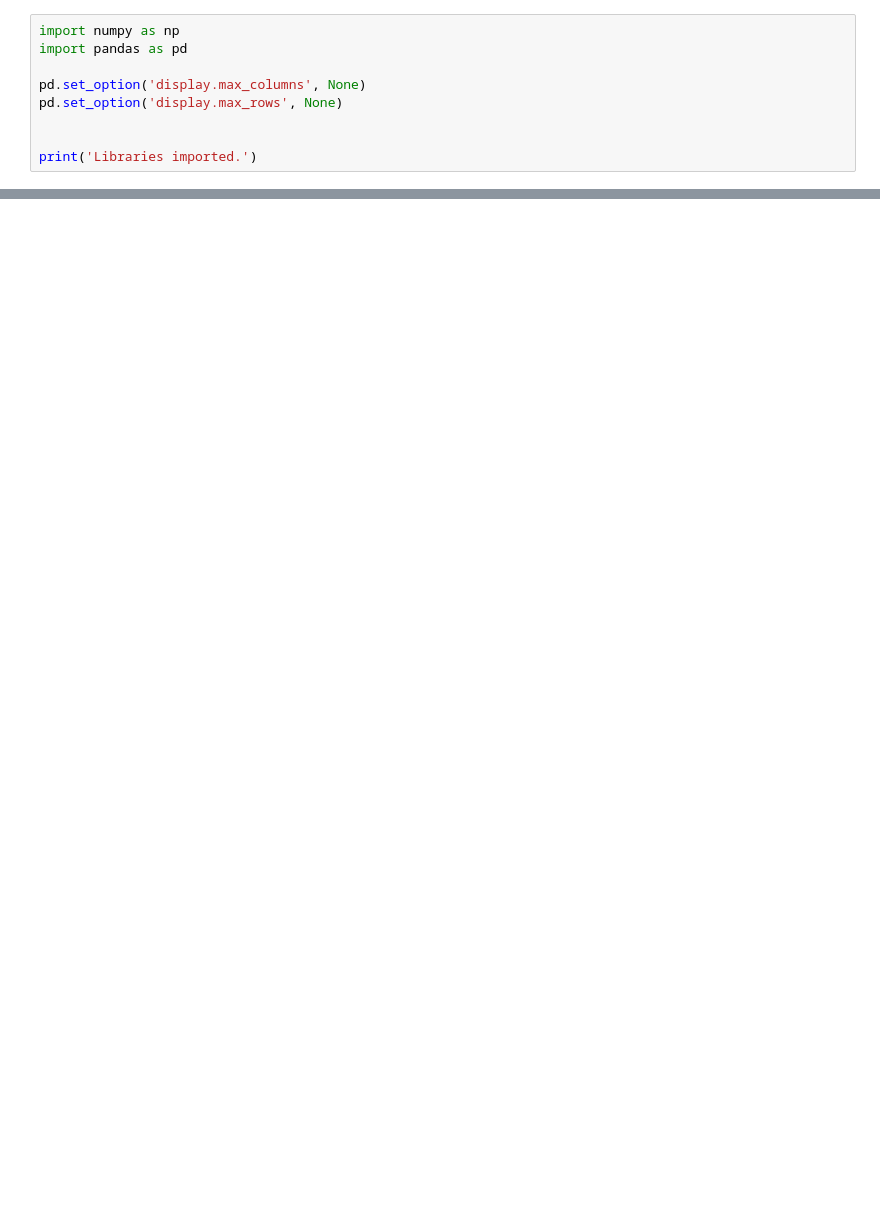
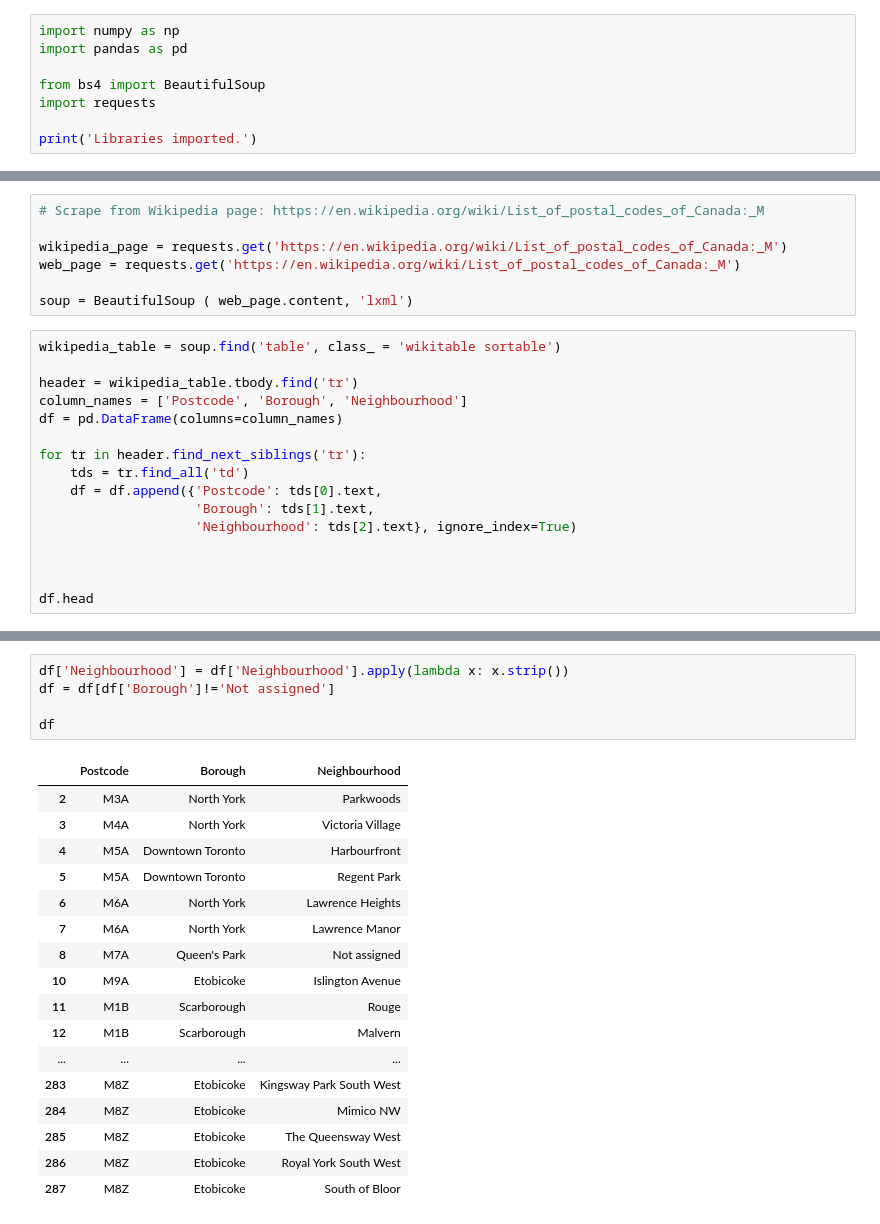
Before and after one commit to yuchris/coursera_project, a Jupyter notebook: Neighborhoods in Toronto.ipynb, the cells around one changed output, grey strips where cells are left out. Drawn from its saved outputs; the diff is of its cells as text; blank space fills up the shorter version.

```diff
--- a/Neighborhoods in Toronto.ipynb
+++ b/Neighborhoods in Toronto.ipynb
@@ -2,9 +2,8 @@
 import numpy as np
 import pandas as pd
 
-pd.set_option('display.max_columns', None)
-pd.set_option('display.max_rows', None)
-
+from bs4 import BeautifulSoup
+import requests
 
 print('Libraries imported.')
 # %% [output]
@@ -11,0 +11,23 @@ ImportError: No module named 'folium'
+# %%
+# Scrape from Wikipedia page: https://en.wikipedia.org/wiki/List_of_postal_codes_of_Canada:_M
+
+wikipedia_page = requests.get('https://en.wikipedia.org/wiki/List_of_postal_codes_of_Canada:_M')
+web_page = requests.get('https://en.wikipedia.org/wiki/List_of_postal_codes_of_Canada:_M')
+
+soup = BeautifulSoup ( web_page.content, 'lxml')
+# %%
+wikipedia_table = soup.find('table', class_ = 'wikitable sortable')
+
+header = wikipedia_table.tbody.find('tr')
+column_names = ['Postcode', 'Borough', 'Neighbourhood']
+df = pd.DataFrame(columns=column_names)
+
+for tr in header.find_next_siblings('tr'):
+    tds = tr.find_all('td')
+    df = df.append({'Postcode': tds[0].text,
+                    'Borough': tds[1].text,
+                    'Neighbourhood': tds[2].text}, ignore_index=True)
+
+
+
+df.head
@@ -11,0 +52,23 @@ ImportError: No module named 'folium'
+# %%
+df['Neighbourhood'] = df['Neighbourhood'].apply(lambda x: x.strip())
+df = df[df['Borough']!='Not assigned']
+
+df
+# %% [output]
+|  | Postcode | Borough | Neighbourhood |
+| 2 | M3A | North York | Parkwoods |
+| 3 | M4A | North York | Victoria Village |
+| 4 | M5A | Downtown Toronto | Harbourfront |
+| 5 | M5A | Downtown Toronto | Regent Park |
+| 6 | M6A | North York | Lawrence Heights |
+| 7 | M6A | North York | Lawrence Manor |
+| 8 | M7A | Queen's Park | Not assigned |
+| 10 | M9A | Etobicoke | Islington Avenue |
+| 11 | M1B | Scarborough | Rouge |
+| 12 | M1B | Scarborough | Malvern |
+| ... | ... | ... | ... |
+| 283 | M8Z | Etobicoke | Kingsway Park South West |
+| 284 | M8Z | Etobicoke | Mimico NW |
+| 285 | M8Z | Etobicoke | The Queensway West |
+| 286 | M8Z | Etobicoke | Royal York South West |
+| 287 | M8Z | Etobicoke | South of Bloor |
```
Also changed, not shown: parts of 9 cells of this notebook.
